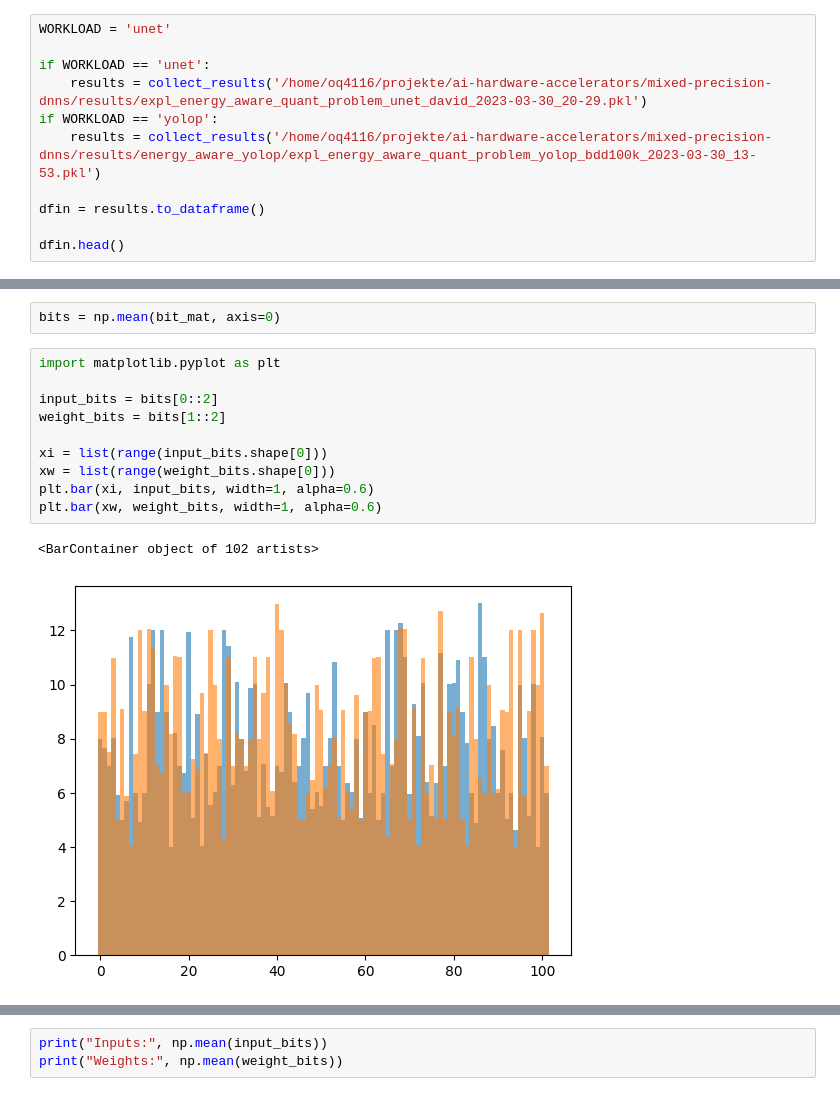
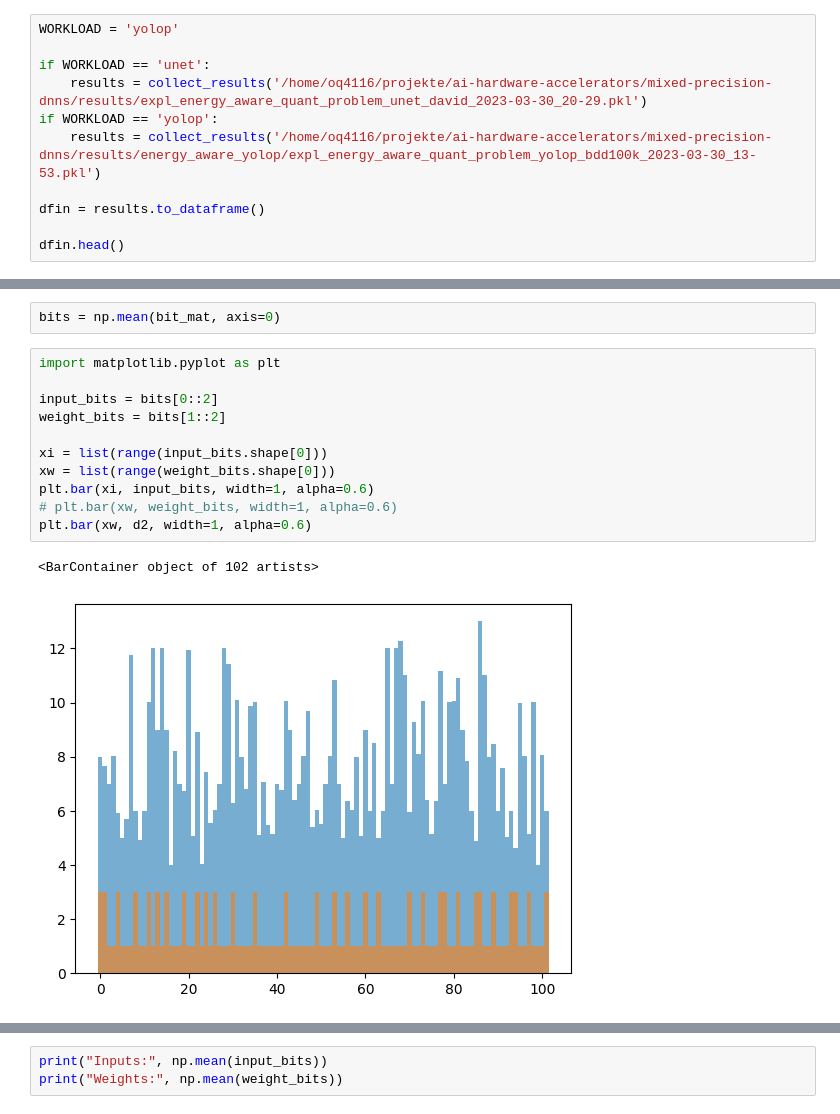
Before and after one commit to itiv-kit/dnn-model-exploration, a Jupyter notebook: evaluation_scripts/visualize_individuals.ipynb, the cells around one changed output, grey strips where cells are left out. Cells and saved outputs as stored; diff of their text form.

Commit message:
analysis on bit width distribution

```diff
--- a/evaluation_scripts/visualize_individuals.ipynb
+++ b/evaluation_scripts/visualize_individuals.ipynb
@@ -6,7 +6,7 @@ sys.path.append("../model_explorer/third_party/yolop_det_seg")
 
 from model_explorer.result_handling.collect_results import collect_results
 # %%
-WORKLOAD = 'unet'
+WORKLOAD = 'yolop'
 
 if WORKLOAD == 'unet':
     results = collect_results('/home/oq4116/projekte/ai-hardware-accelerators/mixed-precision-dnns/results/expl_energy_aware_quant_problem_unet_david_2023-03-30_20-29.pkl')
@@ -130,13 +146,14 @@ bits = np.mean(bit_mat, axis=0)
 # %%
 import matplotlib.pyplot as plt
 
 input_bits = bits[0::2]
 weight_bits = bits[1::2]
 
 xi = list(range(input_bits.shape[0]))
 xw = list(range(weight_bits.shape[0]))
 plt.bar(xi, input_bits, width=1, alpha=0.6)
-plt.bar(xw, weight_bits, width=1, alpha=0.6)
+# plt.bar(xw, weight_bits, width=1, alpha=0.6)
+plt.bar(xw, d2, width=1, alpha=0.6)
 # %% [output]
 <BarContainer object of 102 artists>
-[figure, old version]
+[figure, new version]
```
Also changed, not shown: parts of 8 cells of this notebook, 1 other file.
